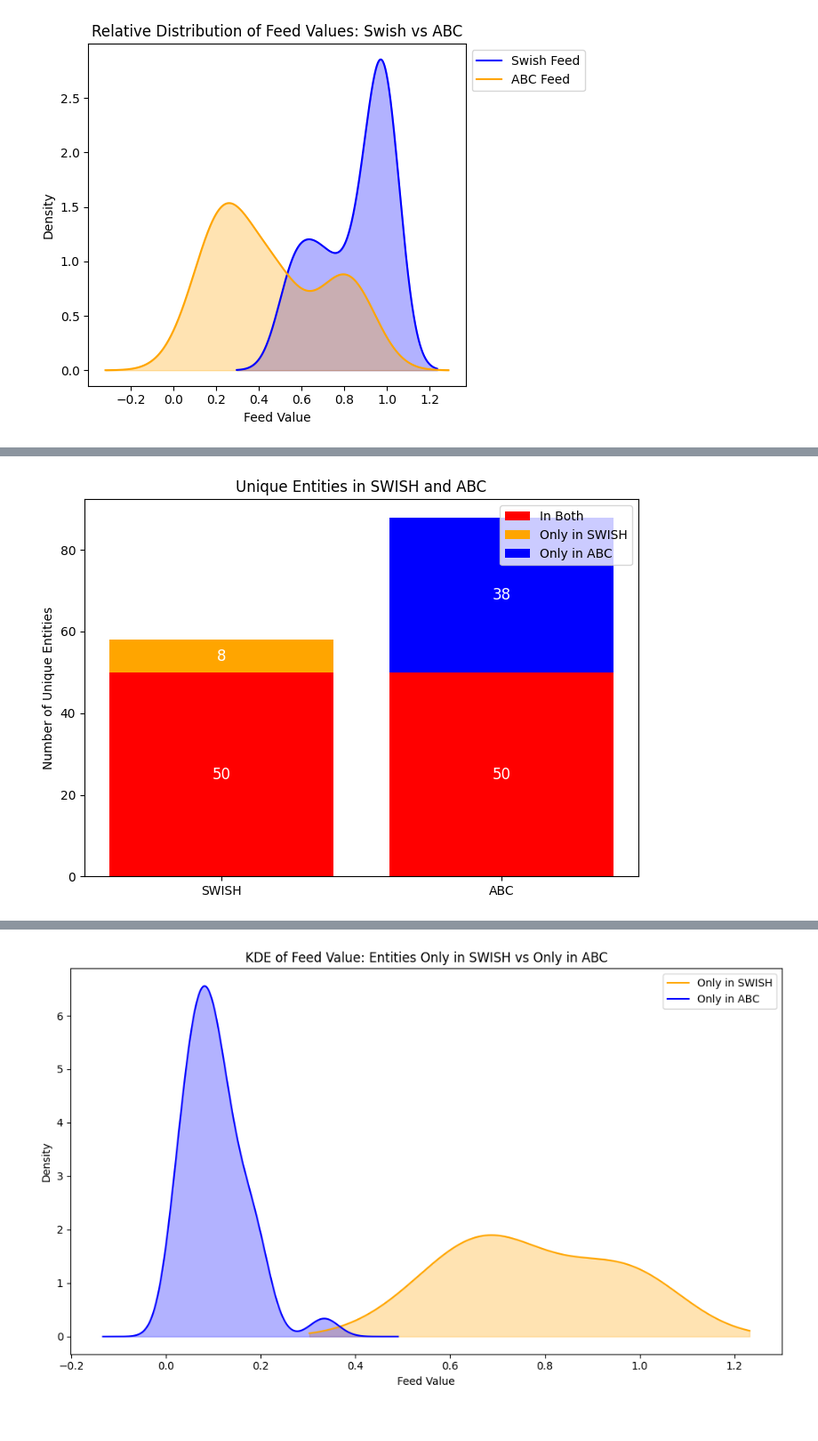
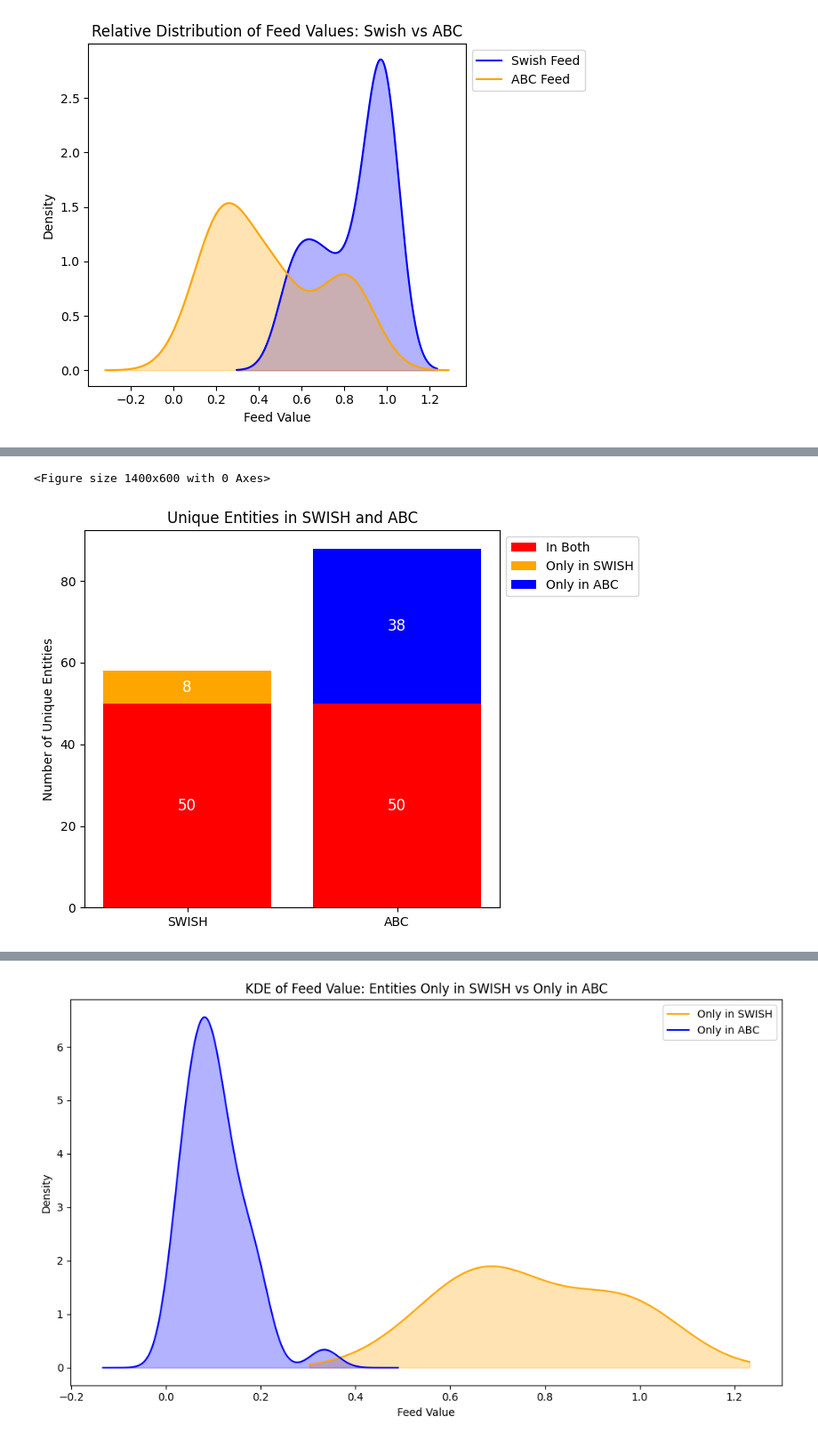
Before and after one commit to maximillian-jacob/DataScience, a Jupyter notebook: main_swish_vs_abc.ipynb, the cells around one changed output, grey strips where cells are left out. Shown: that part at 89% size. Drawn from its saved outputs; the diff is of its cells as text; code cells hidden in the pictures.

```diff
--- a/main_swish_vs_abc.ipynb
+++ b/main_swish_vs_abc.ipynb
@@ -422,4 +347,6 @@ plt.show()
 # %%
+plt.figure(figsize=(14, 6))
+
 # Get sets of unique entities
 swish_entities = set(swish['entity'].unique())
 abc_entities = set(abc['entity'].unique())
@@ -443,35 +370,36 @@ colors = [['red', 'orange'], ['red', 'blue']]
 
 plt.figure(figsize=(7, 5))
 
 # SWISH bar
 swish_bar_both = plt.bar(labels[0], swish_counts[0], color=colors[0][0])
 swish_bar_only = plt.bar(labels[0], swish_counts[1], bottom=swish_counts[0], color=colors[0][1])
 
 # ABC bar
 abc_bar_both = plt.bar(labels[1], abc_counts[0], color=colors[1][0])
 abc_bar_only = plt.bar(labels[1], abc_counts[1], bottom=abc_counts[0], color=colors[1][1])
 
 # Add counts on top of each segment
 plt.text(0, swish_counts[0]/2, str(n_both), ha='center', va='center', color='white', fontsize=12)
 plt.text(0, swish_counts[0]+swish_counts[1]/2, str(n_swish_only), ha='center', va='center', color='white', fontsize=12)
 plt.text(1, abc_counts[0]/2, str(n_both), ha='center', va='center', color='white', fontsize=12)
 plt.text(1, abc_counts[0]+abc_counts[1]/2, str(n_abc_only), ha='center', va='center', color='white', fontsize=12)
 
 # Custom legend handles for correct color mapping
 from matplotlib.patches import Patch
 legend_handles = [
     Patch(facecolor='red', label='In Both'),
     Patch(facecolor='orange', label='Only in SWISH'),
     Patch(facecolor='blue', label='Only in ABC')
 ]
 
 plt.ylabel('Number of Unique Entities')
 plt.title('Unique Entities in SWISH and ABC')
-plt.legend(handles=legend_handles, loc='upper right')
+plt.legend(handles=legend_handles, loc='upper left', bbox_to_anchor=(1, 1))
 plt.tight_layout()
 plt.show()
 # %% [output]
+<Figure size 1400x600 with 0 Axes>
-[figure, old version]
+[figure, new version]
 # %%
 # Extract entities only in SWISH
 only_swish_entities = swish_only
```
Also changed, not shown: parts of 13 cells of this notebook.
